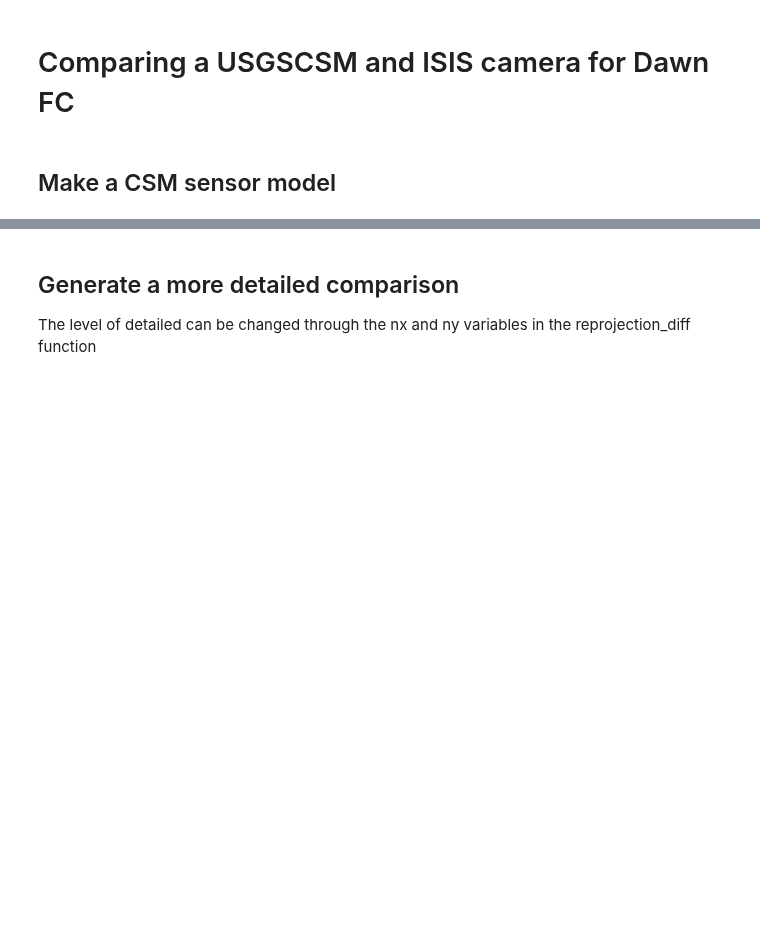
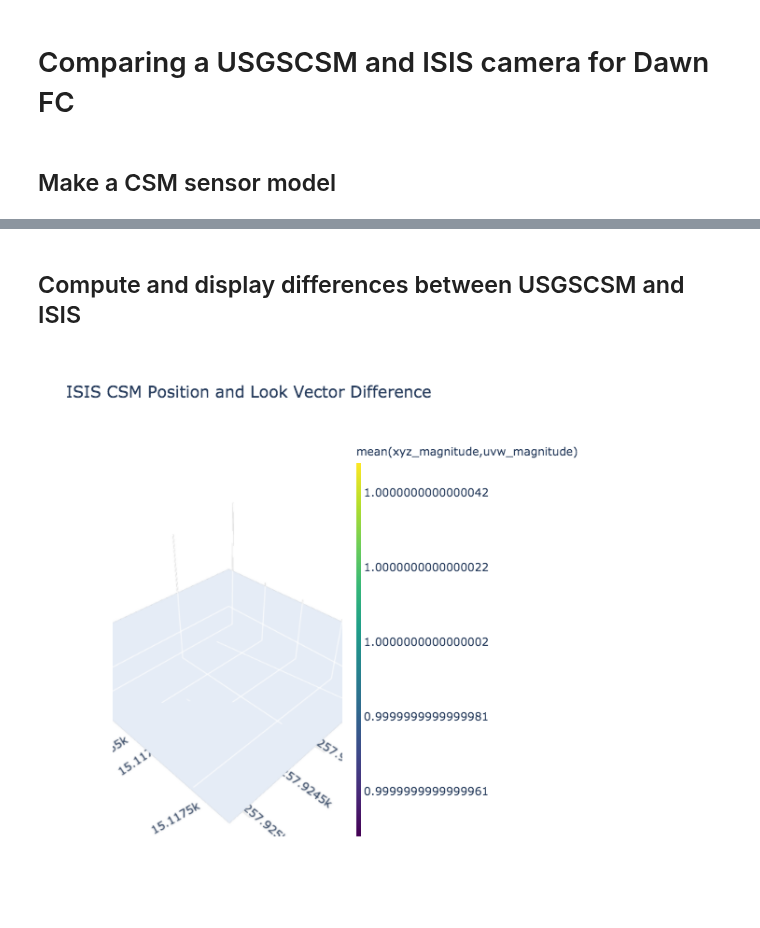
Before and after one commit to DOI-USGS/knoten, a Jupyter notebook: examples/dawn_fc_isis_cmp.ipynb, the cells around one changed output, grey strips where cells are left out. Drawn from its saved outputs; the diff is of its cells as text; code cells hidden in the pictures; blank space fills up the shorter version.

Commit message:
Updated dawn notebook.

```diff
--- a/examples/dawn_fc_isis_cmp.ipynb
+++ b/examples/dawn_fc_isis_cmp.ipynb
@@ -36,3 +52,22 @@ try:
     isis.spiceinit(from_=cub_loc, shape='ellipsoid')
 except ProcessError as e:
     print(e.stderr)
+
+# Create temp metakernel using the same kernels from the spincinit'd cube,
+# update the config to point to temp directory, and create driver
+# using the temp metakernel
+img_label = pvl.load(cub_loc)
+year = img_label['IsisCube']['Instrument']['StartTime'].year
+
+with tempfile.NamedTemporaryFile("r+") as metakernel:
+    metakernel_path = os.path.split(metakernel.name)[0]
+    metakernel.name = metakernel_path + '/dawn_{}.tm'.format(year)
+    util.write_metakernel_from_cube(cub_loc, metakernel.name)
+
+    ale.config['dawn'] = metakernel_path
+    with DawnFcPds3NaifSpiceDriver(fileName) as driver:
+        usgscsmString = to_usgscsm(driver)
+        usgscsm_dict = json.loads(usgscsmString)
+
+        csm_isd = os.path.splitext(fileName)[0] + '.json'
+        json.dump(usgscsm_dict, open(csm_isd, 'w'))
@@ -143,3 +73,0 @@ pixels_df
-# %% [markdown]
-## Generate a more detailed comparison
-The level of detailed can be changed through the nx and ny variables in the reprojection_diff function
@@ -150,0 +74,10 @@ plot1, plot2, plot3, df1, df2, df3 = vis.reprojection_diff(csm_isd, cub_loc, nx=
+# %% [markdown]
+## Compute and display differences between USGSCSM and ISIS
+# %%
+csmisis_diff_lv_plot, csmisis_diff_ephem_plot, external_orientation_data = vis.external_orientation_diff(csm_isd, cub_loc, 10, 50, 600, 600)
+# %%
+csmisis_diff_lv_plot_bytes = csmisis_diff_lv_plot.to_image(format="png")
+csmisis_diff_ephem_plot_bytes = csmisis_diff_ephem_plot.to_image(format="png")
+Image(csmisis_diff_lv_plot_bytes)
+# %% [output]
+[figure, added]
```
Also changed, not shown: parts of 22 cells of this notebook.
